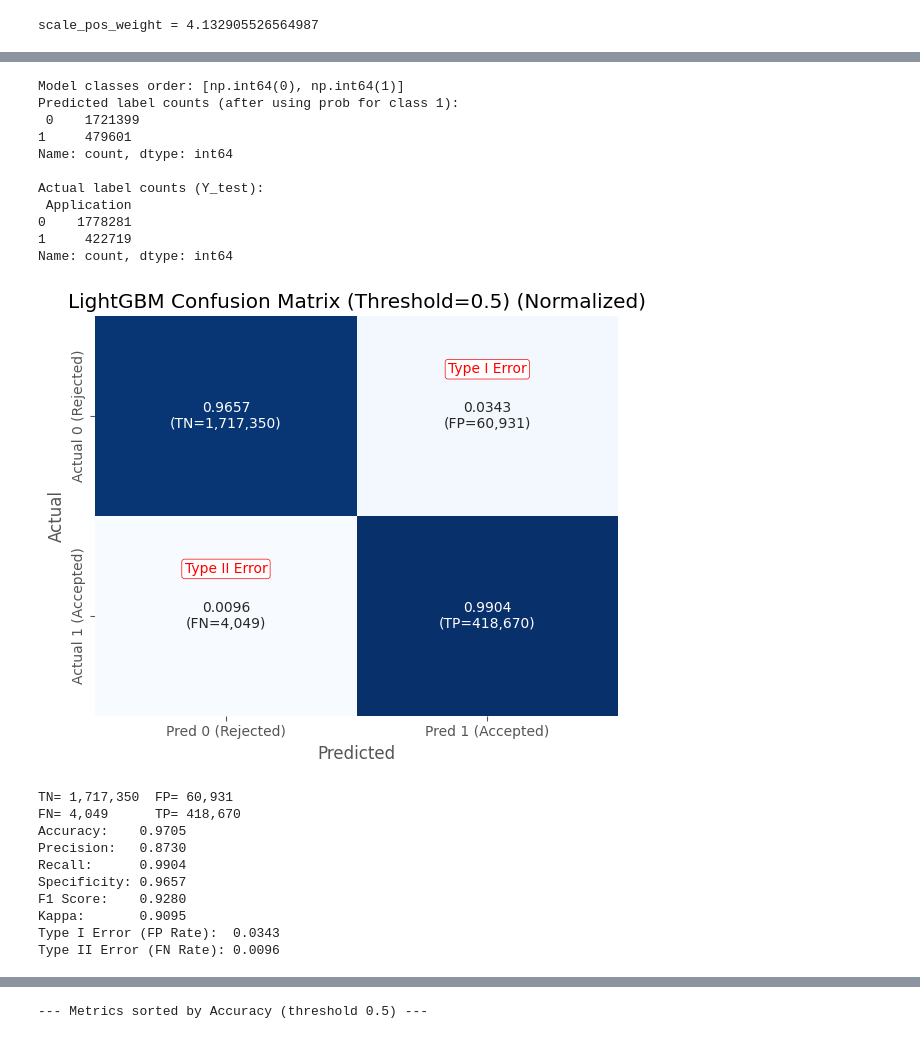
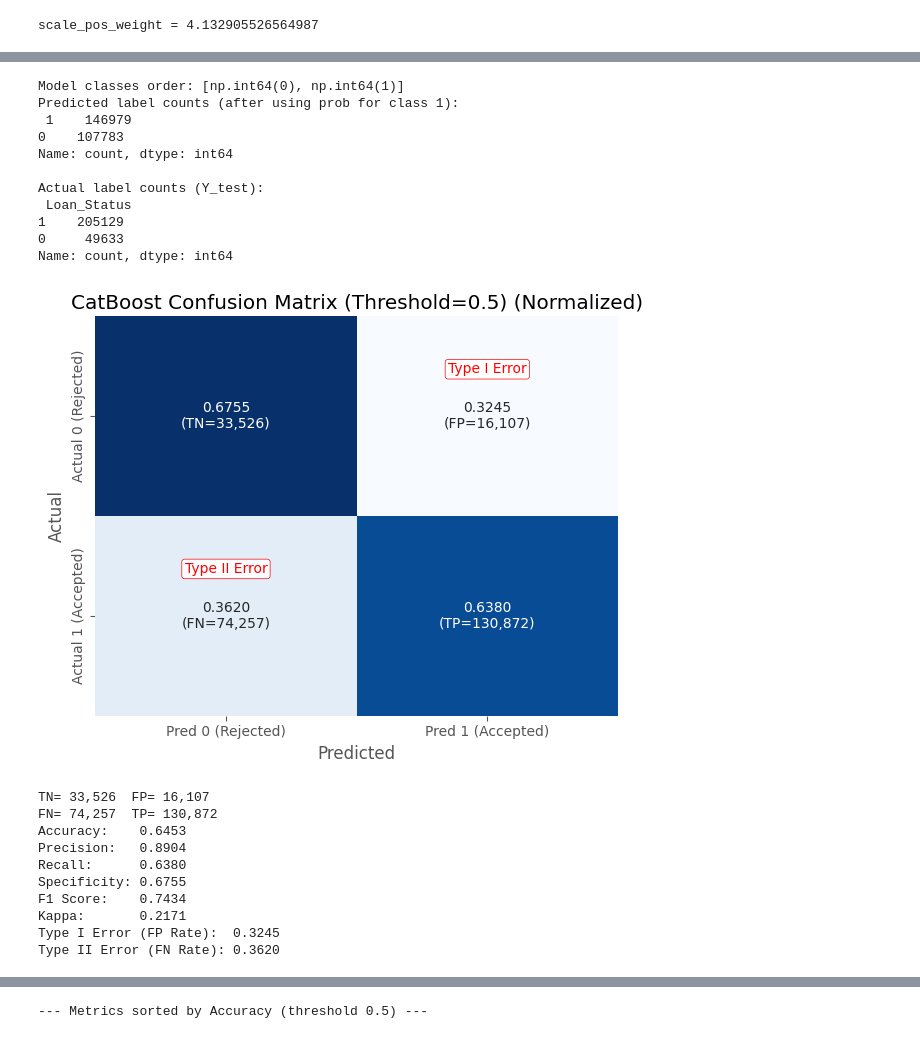
Before and after one commit to edwardweldon100/LendingClub-Capstone-Project, a Jupyter notebook: Lending Club Dataset- Model- FullyPaid_ChargeOff.ipynb, the cells around one changed output, grey strips where cells are left out. Drawn from its saved outputs; the diff is of its cells as text; code cells hidden in the pictures.

```diff
--- a/Lending Club Dataset- Model- FullyPaid_ChargeOff.ipynb
+++ b/Lending Club Dataset- Model- FullyPaid_ChargeOff.ipynb
@@ -51,7 +52,7 @@ Accepted_Only_Ord.head()
 | 4 | 1 | 0 | 4 | 22 | 692 | 4 | 1 | ... |
 # %%
 Accepted_Only_Ord = Accepted_Only_Ord.rename(columns={'Risk_Score': 'FICO_Score'})
-X_Num_Ord = Accepted_Only_Ord[['Term', 'FICO_Score', 'Employment_Length', 'Debt-Income', 'Loan-Income', 'Int_Rate', 'Mortgage_Accounts']].apply(pd.to_numeric, errors='coerce')
+X_Num_Ord = Accepted_Only_Ord[['Term', 'FICO_Score', 'Employment_Length', 'Debt-Income', 'Loan-Income', 'Int_Rate', 'Mortgage_Accounts', 'Bankruptcies']].apply(pd.to_numeric, errors='coerce')
 X_Nominal = Accepted_Only_Ord[['Home_Ownership', 'Loan_Purpose']].astype('category')
 Y = Accepted_Only_Ord['Loan_Status']
 # %%
@@ -138,7 +139,7 @@ spw = pos / neg    #reversed since 0 is now the minority class
 print('scale_pos_weight =', spw)
 
 #for XGboost
-weights = compute_sample_weight('balanced', Y2_train)
+weights = compute_sample_weight('balanced', Y2_tr)
 # %% [output]
 scale_pos_weight = 4.132905526564987
 # %%
@@ -636,30 +692,37 @@ shap.dependence_plot('Credit_Policy', shap_values, X_test)
 # %%
 #---Confusion Matrix & Metrics
 #Check prediction distribution
-pd.Series(lgb_best.predict(X_test)).value_counts(normalize=True)
+pd.Series(cat.predict(X2_test)).value_counts(normalize=True)
 
-probs_all = lgb_best.predict_proba(X_test)
-classes_order = list(lgb_best.classes_)
+probs_all = cat.predict_proba(X2_test)
+classes_order = list(cat.classes_)
 print('Model classes order:', classes_order)
 
 #index and prob of positive class
 try:
-    idx_pos = classes_order.index(1)
+    try:
+        # If classes are numeric-like, cast them
+        numeric_classes = [int(c) for c in classes_order]
+        idx_pos = numeric_classes.index(1)
+    except:
+        # fall back to user-defined mapping if needed
+        # e.g., {'Accepted': 1, 'Rejected': 0}
+        raise ValueError(f"Model classes {classes_order} cannot be mapped to 0/1")
 except ValueError:
     raise ValueError('Class 1 not found in model.classes_. Y_train/Y_test labels')
 
-lgb_test_probs_for_1 = probs_all[:, idx_pos]
+cat_test_probs_for_1 = probs_all[:, idx_pos]
 
 #threshold, predictions
 threshold = 0.5
-lgb_test_preds = (lgb_test_probs_for_1 >= threshold).astype(int)
+cat_test_preds = (cat_test_probs_for_1 >= threshold).astype(int)
 
 #sanity counts
-print('Predicted label counts (after using prob for class 1):\n', pd.Series(lgb_test_preds).value_counts())
-print('\nActual label counts (Y_test):\n', pd.Series(Y_test).value_counts())
+print('Predicted label counts (after using prob for class 1):\n', pd.Series(cat_test_preds).value_counts())
+print('\nActual label counts (Y_test):\n', pd.Series(Y2_test).value_counts())
 
 #Confusion Matrix
-cm = confusion_matrix(Y_test, lgb_test_preds, labels=[0, 1])
+cm = confusion_matrix(Y2_test, cat_test_preds, labels=[0, 1])
 TN, FP, FN, TP = cm.ravel()
 cm_norm = cm.astype(float) / cm.sum(axis=1, keepdims=True)
 
@@ -699,53 +762,53 @@ ax.text(
     'Type II Error',
     ha='center', va='bottom',
     color='red',
     fontsize=10,
     bbox=dict(facecolor='white', edgecolor='red', boxstyle='round,pad=0.2')
 )
 
-plt.title(f'LightGBM Confusion Matrix (Threshold={threshold}) (Normalized)')
+plt.title(f'CatBoost Confusion Matrix (Threshold={threshold}) (Normalized)')
 plt.xlabel('Predicted')
 plt.ylabel('Actual')
 plt.tight_layout()
 plt.show()
 
 #Metrics
-accuracy    = accuracy_score(Y_test, lgb_test_preds)
-precision   = precision_score(Y_test, lgb_test_preds, pos_label=1)
-recall      = recall_score(Y_test, lgb_test_preds, pos_label=1)
+accuracy    = accuracy_score(Y2_test, cat_test_preds)
+precision   = precision_score(Y2_test, cat_test_preds, pos_label=1)
+recall      = recall_score(Y2_test, cat_test_preds, pos_label=1)
 specificity = TN / (TN + FP) if (TN + FP) > 0 else np.nan
-f1          = f1_score(Y_test, lgb_test_preds, pos_label=1)
-kappa       = cohen_kappa_score(Y_test, lgb_test_preds)
+f1          = f1_score(Y2_test, cat_test_preds, pos_label=1)
+kappa       = cohen_kappa_score(Y2_test, cat_test_preds)
 
-print(f'TN= {TN:,}  FP= {FP:,} \nFN= {FN:,}      TP= {TP:,}')
+print(f'TN= {TN:,}  FP= {FP:,} \nFN= {FN:,}  TP= {TP:,}')
 print(f'Accuracy:    {accuracy:.4f}')
 print(f'Precision:   {precision:.4f}')
 print(f'Recall:      {recall:.4f}')
 print(f'Specificity: {specificity:.4f}')
 print(f'F1 Score:    {f1:.4f}')
 print(f'Kappa:       {kappa:.4f}')
 print(f'Type I Error (FP Rate):  {type1_error:.4f}')
 print(f'Type II Error (FN Rate): {type2_error:.4f}')
 # %% [output]
 Model classes order: [np.int64(0), np.int64(1)]
 Predicted label counts (after using prob for class 1):
- 0    1721399
-1     479601
+ 1    146979
+0    107783
 Name: count, dtype: int64
 
 Actual label counts (Y_test):
- Application
-0    1778281
-1     422719
+ Loan_Status
+1    205129
+0     49633
 Name: count, dtype: int64
-[figure, old version]
+[figure, new version]
-TN= 1,717,350  FP= 60,931
-FN= 4,049      TP= 418,670
-Accuracy:    0.9705
-Precision:   0.8730
-Recall:      0.9904
-Specificity: 0.9657
-F1 Score:    0.9280
-Kappa:       0.9095
-Type I Error (FP Rate):  0.0343
-Type II Error (FN Rate): 0.0096
+TN= 33,526  FP= 16,107
+FN= 74,257  TP= 130,872
+Accuracy:    0.6453
+Precision:   0.8904
+Recall:      0.6380
+Specificity: 0.6755
+F1 Score:    0.7434
+Kappa:       0.2171
+Type I Error (FP Rate):  0.3245
+Type II Error (FN Rate): 0.3620
```
Also changed, not shown: parts of 36 cells of this notebook.
